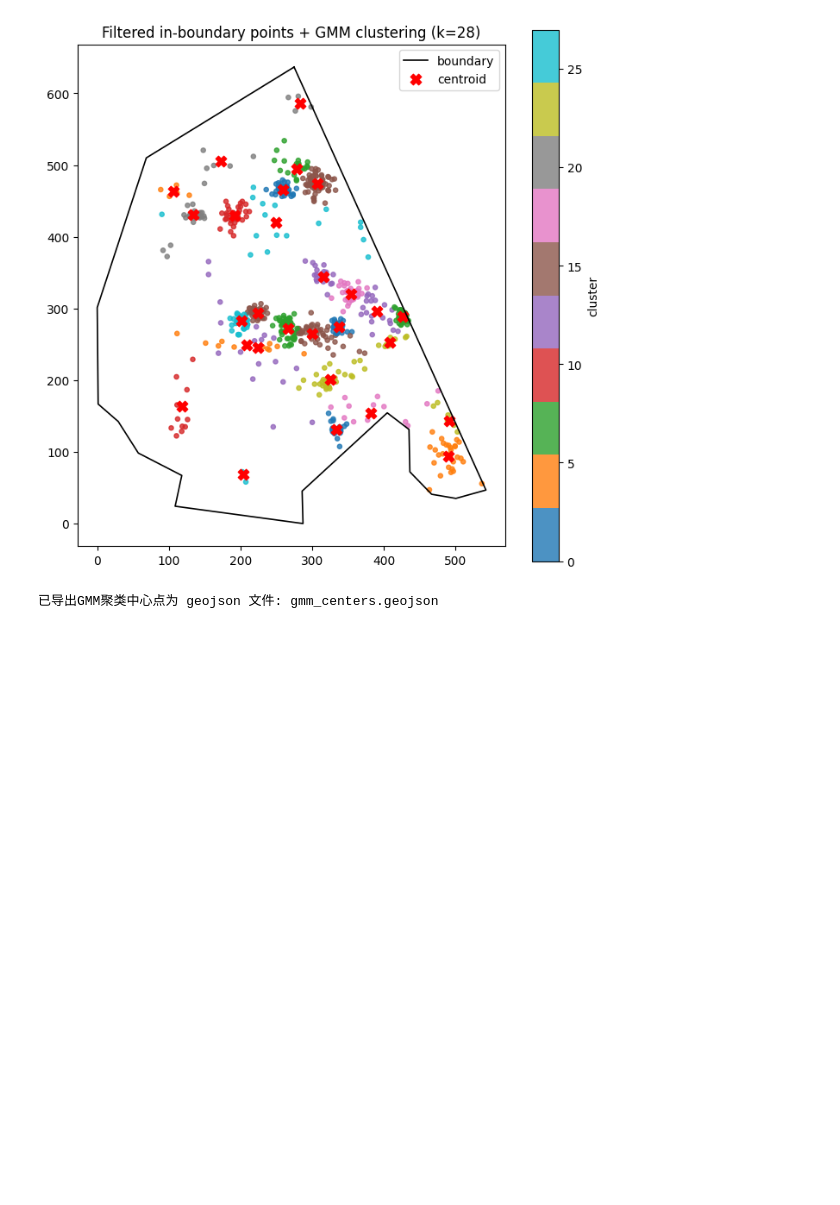
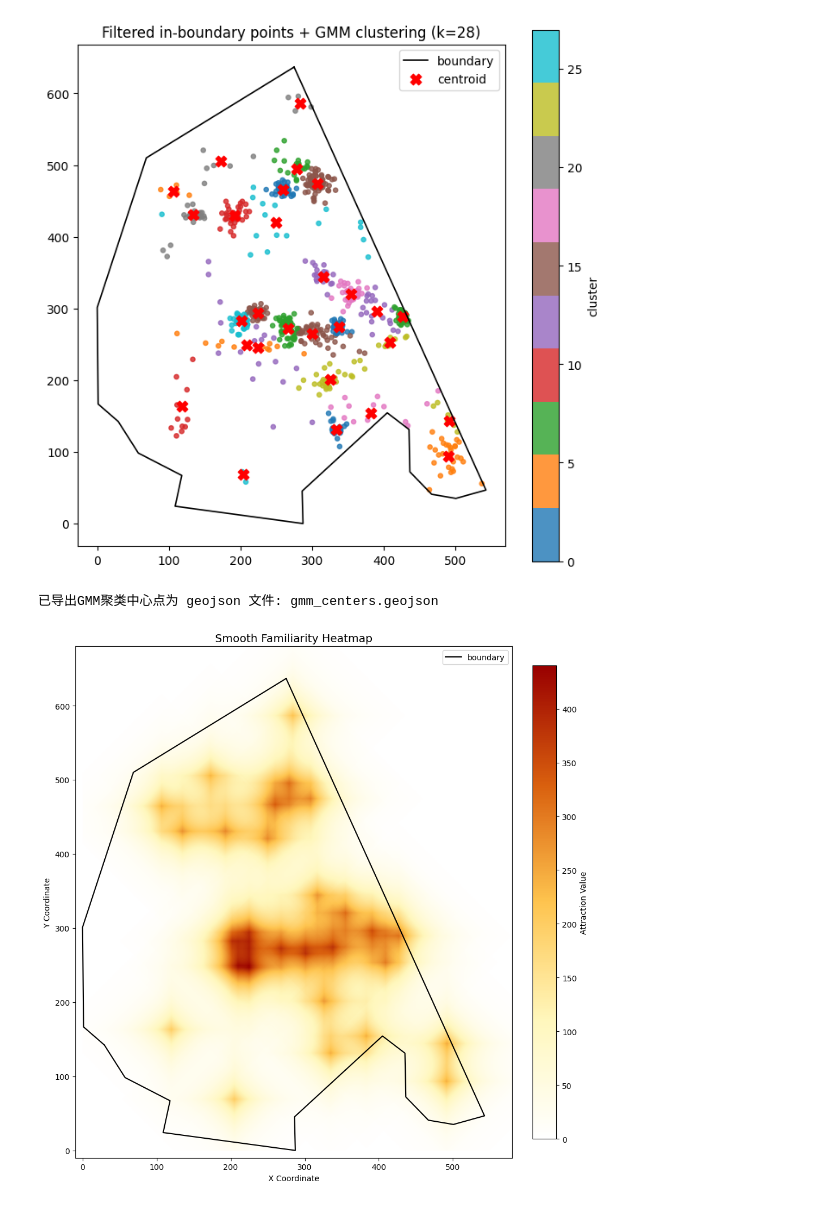
Before and after one commit to ZHUOYUYUIO/Social-physical-system-shelter, a Jupyter notebook: data_empirical/process.ipynb, the cells around one changed output. Saved outputs shown, nothing was run; the diff lists cells and outputs as text; code cells hidden in the pictures; blank space fills up the shorter version.

```diff
--- a/data_empirical/process.ipynb
+++ b/data_empirical/process.ipynb
@@ -628,3 +628,84 @@ with open("gmm_centers.geojson", "w", encoding="utf-8") as f:
 print("已导出GMM聚类中心点为 geojson 文件: gmm_centers.geojson")
 # %% [output]
 已导出GMM聚类中心点为 geojson 文件: gmm_centers.geojson
+# %%
+import json
+import numpy as np
+import matplotlib.pyplot as plt
+import matplotlib.colors as mcolors
+import os
+
+def plot_attraction_heatmap_smooth(json_path, boundary_path, grid_size=(700, 700)):
+    """
+    实现无缝融合的热力图：
+    1. 自定义从白色开始的色带
+    2. 使用双线性插值消除锯齿
+    """
+    if not os.path.exists(json_path):
+        print(f"文件不存在: {json_path}")
+        return
+
+    # 1. 加载数据
+    with open(json_path, 'r', encoding='utf-8') as f:
+        data = json.load(f)
+    flat_map = data.get("macro_environment", {}).get("map", [])
+    matrix = np.array(flat_map).reshape(grid_size)
+    matrix_plot = matrix.T.astype(float) # 保持原始数值，不设为 NaN
+
+    # 2. 【核心优化】创建自定义色带：从纯白 (#ffffff) 平滑过渡到热力色
+    # 我们参考 YlOrRd 的配色，但把起点强制改为白色
+    colors = ["#ffffff", "#fff7bc", "#fec44f", "#d95f0e", "#990000"]
+    custom_cmap = mcolors.LinearSegmentedColormap.from_list("smooth_heat", colors, N=256)
+
+    # 3. 绘图配置
+    plt.figure(figsize=(10, 10), facecolor='white')
+    ax = plt.gca()
+
+    # 4. 【关键参数】使用 interpolation='bilinear' 让边缘平滑模糊
+    # vmin=0 确保 0 值准确对应色带开头的白色
+    img = ax.imshow(
+        matrix_plot,
+        extent=[0, grid_size[0], 0, grid_size[1]],
+        origin='lower',
+        cmap=custom_cmap,
+        vmin=0,           # 强制从 0 开始渲染，使 0 值变为白色
+        aspect='equal',
+        interpolation='bilinear', # 开启双线性插值，消除锯齿
+        alpha=1.0
+    )
+
+    # 5. 叠加边界 (加粗黑色线，更醒目)
+    if os.path.exists(boundary_path):
+        with open(boundary_path, 'r', encoding='utf-8') as f:
+            boundary_data = json.load(f)
+            feature = boundary_data['features'][0]
+            boundary_coords = np.array(feature['geometry']['coordinates'][0])
+            plt.plot(boundary_coords[:, 0], boundary_coords[:, 1],
+                     color='black', linewidth=1.5, label='boundary', zorder=3)
+
+    # 6. 对齐坐标范围
+    plt.xlim(-10, 580)
+    plt.ylim(-10, 680)
+
+    # 7. 细节打磨
+    plt.title("Smooth Familiarity Heatmap", fontsize=14)
+    plt.xlabel("X Coordinate")
+    plt.ylabel("Y Coordinate")
+    plt.legend(loc='upper right')
+
+    # 调整 colorbar
+    cbar = plt.colorbar(img, fraction=0.046, pad=0.04)
+    cbar.set_label('Attraction Value')
+
+    plt.grid(False)
+    plt.tight_layout()
+    plt.show()
+
+# --- 执行 ---
+base_path = r"D:\progamming\python_script\Social-physical-system-shelter"
+target_file = os.path.join(base_path, "data", "env_data", "attraction_matrix_familiar_points.json")
+boundary_file = os.path.join(base_path, "data_empirical", "boan.geojson")
+
+plot_attraction_heatmap_smooth(target_file, boundary_file)
+# %% [output]
+[figure, added]
```
Also changed, not shown: parts of 3 cells of this notebook, 19 other files.
